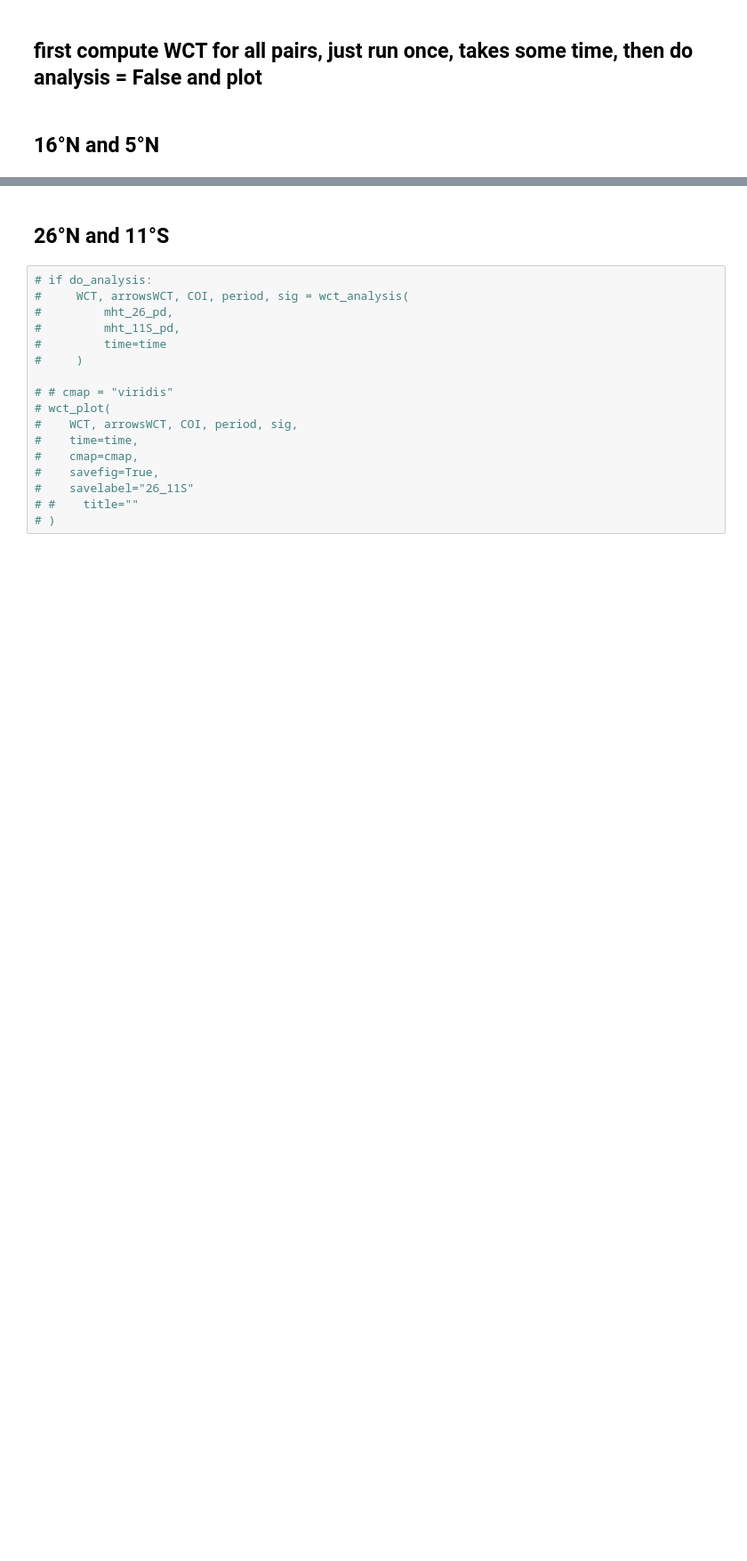
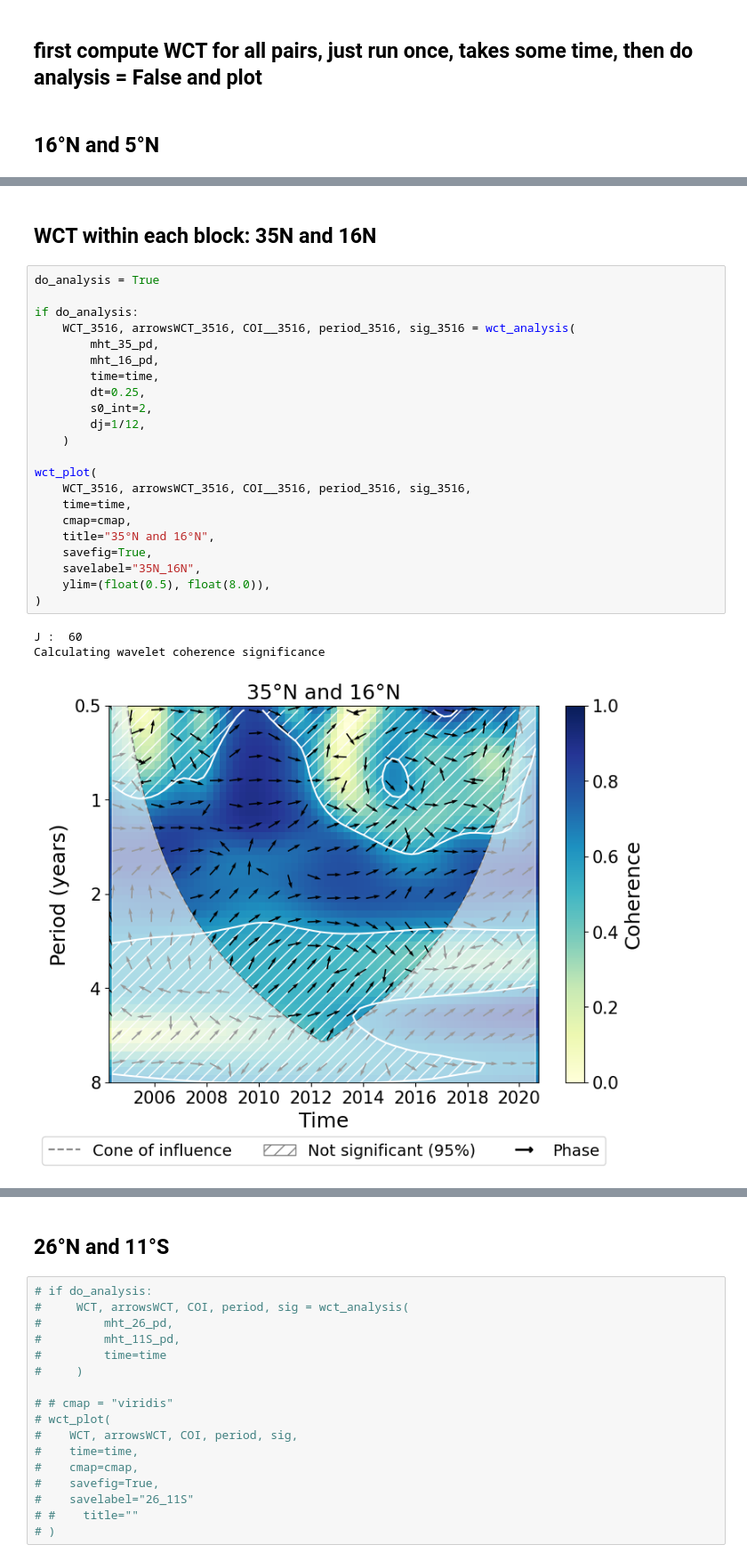
Before and after one commit to lea-dietz/masterthesis, a Jupyter notebook: coding/mht_waveletcoherence.ipynb, the cells around one changed output, grey strips where cells are left out. Shown at 89% size. Saved outputs shown, nothing was run; the diff lists cells and outputs as text; blank space fills up the shorter version.

```diff
--- a/coding/mht_waveletcoherence.ipynb
+++ b/coding/mht_waveletcoherence.ipynb
@@ -284,0 +320,28 @@ wct_plot(
+# %% [markdown]
+## WCT within each block: 35N and 16N
+# %%
+do_analysis = True
+
+if do_analysis:
+    WCT_3516, arrowsWCT_3516, COI__3516, period_3516, sig_3516 = wct_analysis(
+        mht_35_pd,
+        mht_16_pd,
+        time=time,
+        dt=0.25,
+        s0_int=2,
+        dj=1/12,
+    )
+
+wct_plot(
+    WCT_3516, arrowsWCT_3516, COI__3516, period_3516, sig_3516,
+    time=time,
+    cmap=cmap,
+    title="35°N and 16°N",
+    savefig=True,
+    savelabel="35N_16N",
+    ylim=(float(0.5), float(8.0)),
+)
+# %% [output]
+J :  60
+Calculating wavelet coherence significance
+[figure, added]
```
Also changed, not shown: parts of 14 cells of this notebook, 34 other files.
